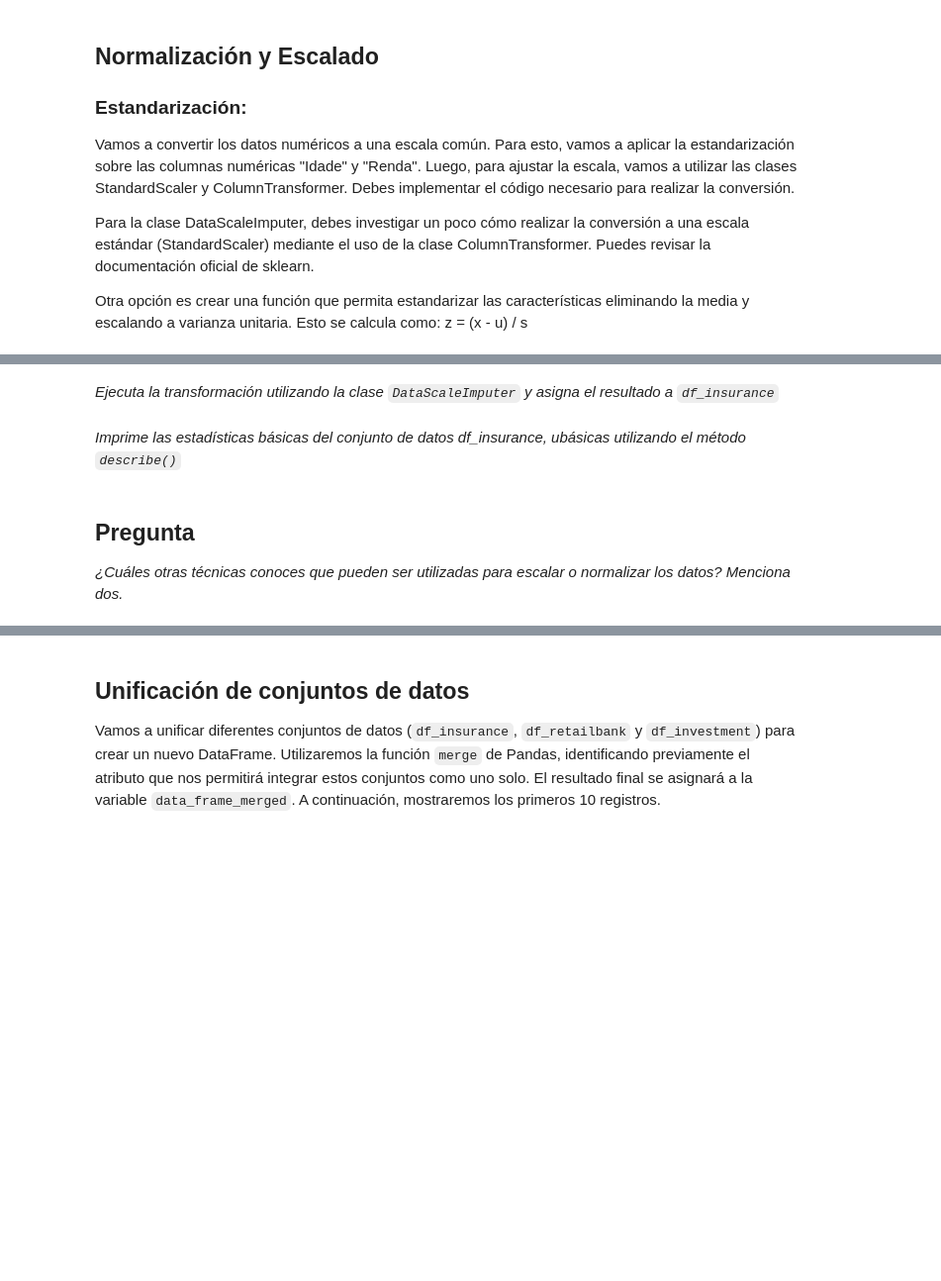
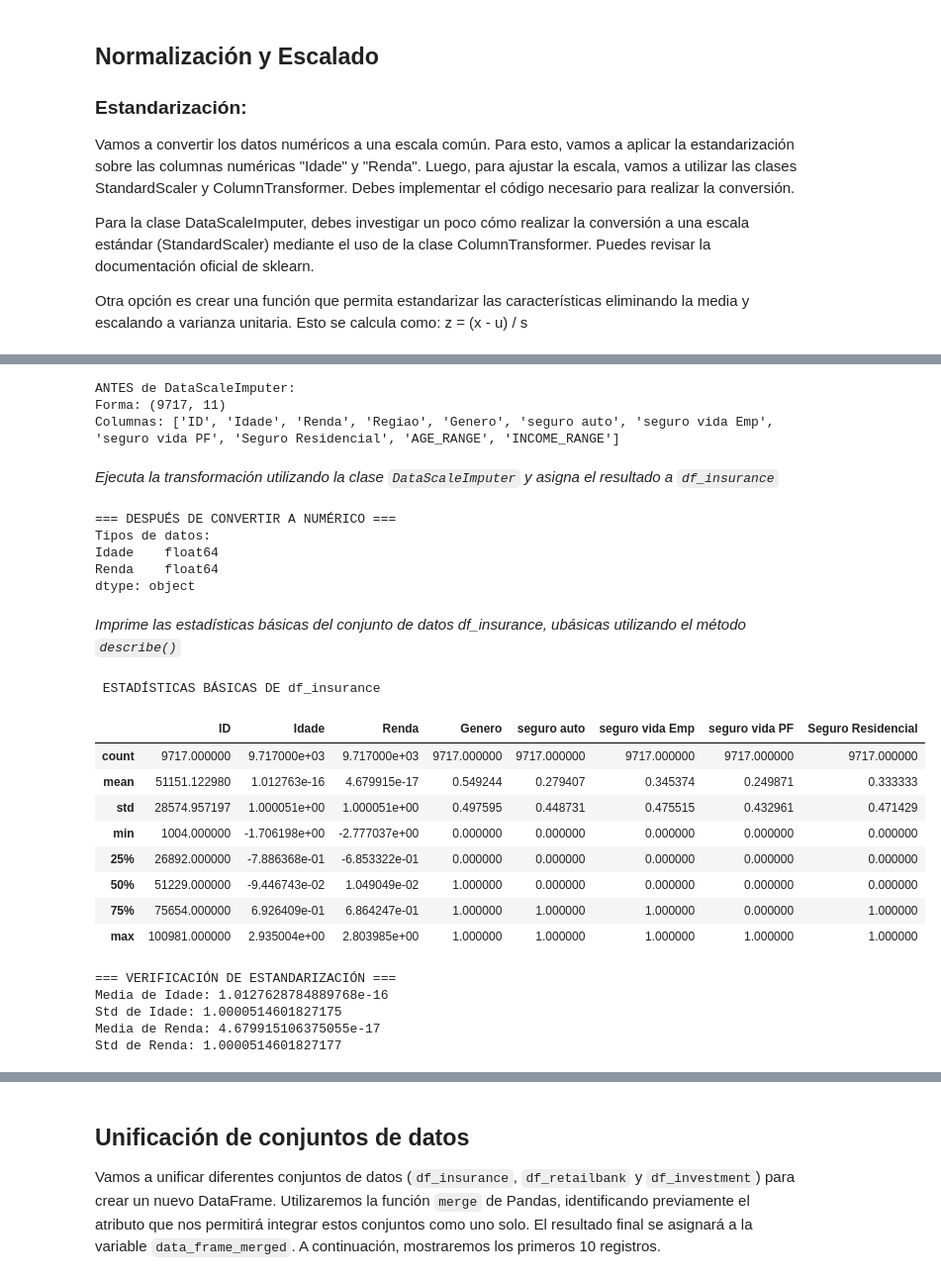
Before and after one commit to irina-yakovleva/python_b2_edp_uoc, a Jupyter notebook: python_b2_proyecto_final.ipynb, the cells around one changed output, grey strips where cells are left out. Shown at 99% size. Drawn from its saved outputs; the diff is of its cells as text; code cells hidden in the pictures; blank space fills up the shorter version.

```diff
--- a/python_b2_proyecto_final.ipynb
+++ b/python_b2_proyecto_final.ipynb
@@ -1715,3 +1938,11 @@ Otra opción es crear una función que permita estandarizar las características
+# %%
+print("ANTES de DataScaleImputer:")
+print("Forma:", df_insurance.shape)
+print("Columnas:", df_insurance.columns.tolist())
+# %% [output]
+ANTES de DataScaleImputer:
+Forma: (9717, 11)
+Columnas: ['ID', 'Idade', 'Renda', 'Regiao', 'Genero', 'seguro auto', 'seguro vida Emp', 'seguro vida PF', 'Seguro Residencial', 'AGE_RANGE', 'INCOME_RANGE']
 # %%
 # Custom class to impute and scale data
 class DataScaleImputer(BaseEstimator, TransformerMixin):
@@ -1729,14 +1960,21 @@ class DataScaleImputer(BaseEstimator, TransformerMixin):
 
         # Create a ColumnTransformer that will apply StandardScaler only to the specified columns
         # Write you code here, change None by custom transformer
-        transformer = None
+        transformer = ColumnTransformer(
+            transformers=[
+                ('scaler', StandardScaler(), self.columns)
+            ],
+            remainder='passthrough'  # Mantener las otras columnas sin cambios
+        )
 
         # Apply the transformer to the data
         X_transform = transformer.fit_transform(data)
 
         # Convert the result to a DataFrame to maintain the column labels
-        X_imputed_df = pd.DataFrame(data=X_transform, columns=self.columns)
-
+        # Obtener TODOS los nombres de columnas (11 nombres para 11 columnas)
+        remaining_columns = [col for col in data.columns if col not in self.columns]
+        all_columns = self.columns + remaining_columns  # ✅ ORDEN CORRECTO
+        X_imputed_df = pd.DataFrame(data=X_transform, columns=all_columns, index=data.index)
         # Replace the original columns in 'data' with the scaled columns
         data[self.columns] = X_imputed_df[self.columns]
 
@@ -1748,2 +1984,19 @@ class DataScaleImputer(BaseEstimator, TransformerMixin):
+# %%
+scaler_imputer = DataScaleImputer(columns=['Idade', 'Renda'])
+df_insurance = scaler_imputer.fit_transform(df_insurance)
+# %%
+# Convertir Idade y Renda de vuelta a numérico
+df_insurance['Idade'] = pd.to_numeric(df_insurance['Idade'], errors='coerce')
+df_insurance['Renda'] = pd.to_numeric(df_insurance['Renda'], errors='coerce')
+
+print("=== DESPUÉS DE CONVERTIR A NUMÉRICO ===")
+print("Tipos de datos:")
+print(df_insurance[['Idade', 'Renda']].dtypes)
+# %% [output]
+=== DESPUÉS DE CONVERTIR A NUMÉRICO ===
+Tipos de datos:
+Idade    float64
+Renda    float64
+dtype: object
 # %% [markdown]
 *Imprime las estadísticas básicas del conjunto de datos df_insurance, ubásicas utilizando el método `describe()`*
@@ -1752,3 +2003,28 @@ class DataScaleImputer(BaseEstimator, TransformerMixin):
-# %% [markdown]
-## Pregunta
-*¿Cuáles otras técnicas conoces que pueden ser utilizadas para escalar o normalizar los datos? Menciona dos.*
+# %%
+# Write you code here
+# Estadísticas básicas de todo el dataset df_insurance
+print(" ESTADÍSTICAS BÁSICAS DE df_insurance")
+df_insurance.describe()
+# %% [output]
+ ESTADÍSTICAS BÁSICAS DE df_insurance
+|  | ID | Idade | Renda | Genero | seguro auto | seguro vida Emp | seguro vida PF | Seguro Residencial |
+| count | 9717.000000 | 9.717000e+03 | 9.717000e+03 | 9717.000000 | 9717.000000 | 9717.000000 | 9717.000000 | 9717.000000 |
+| mean | 51151.122980 | 1.012763e-16 | 4.679915e-17 | 0.549244 | 0.279407 | 0.345374 | 0.249871 | 0.333333 |
+| std | 28574.957197 | 1.000051e+00 | 1.000051e+00 | 0.497595 | 0.448731 | 0.475515 | 0.432961 | 0.471429 |
+| min | 1004.000000 | -1.706198e+00 | -2.777037e+00 | 0.000000 | 0.000000 | 0.000000 | 0.000000 | 0.000000 |
+| 25% | 26892.000000 | -7.886368e-01 | -6.853322e-01 | 0.000000 | 0.000000 | 0.000000 | 0.000000 | 0.000000 |
+| 50% | 51229.000000 | -9.446743e-02 | 1.049049e-02 | 1.000000 | 0.000000 | 0.000000 | 0.000000 | 0.000000 |
+| 75% | 75654.000000 | 6.926409e-01 | 6.864247e-01 | 1.000000 | 1.000000 | 1.000000 | 0.000000 | 1.000000 |
+| max | 100981.000000 | 2.935004e+00 | 2.803985e+00 | 1.000000 | 1.000000 | 1.000000 | 1.000000 | 1.000000 |
+# %%
+print("=== VERIFICACIÓN DE ESTANDARIZACIÓN ===")
+print("Media de Idade:", df_insurance['Idade'].mean())  # Debería ser ≈ 0
+print("Std de Idade:", df_insurance['Idade'].std())     # Debería ser ≈ 1
+print("Media de Renda:", df_insurance['Renda'].mean())  # Debería ser ≈ 0
+print("Std de Renda:", df_insurance['Renda'].std())     # Debería ser ≈ 1
+# %% [output]
+=== VERIFICACIÓN DE ESTANDARIZACIÓN ===
+Media de Idade: 1.0127628784889768e-16
+Std de Idade: 1.0000514601827175
+Media de Renda: 4.679915106375055e-17
+Std de Renda: 1.0000514601827177
```
Also changed, not shown: parts of 27 cells of this notebook.
